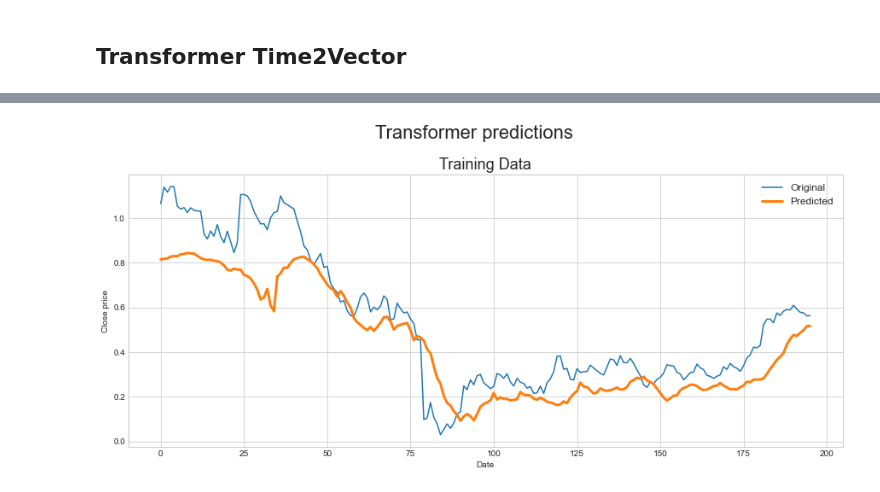
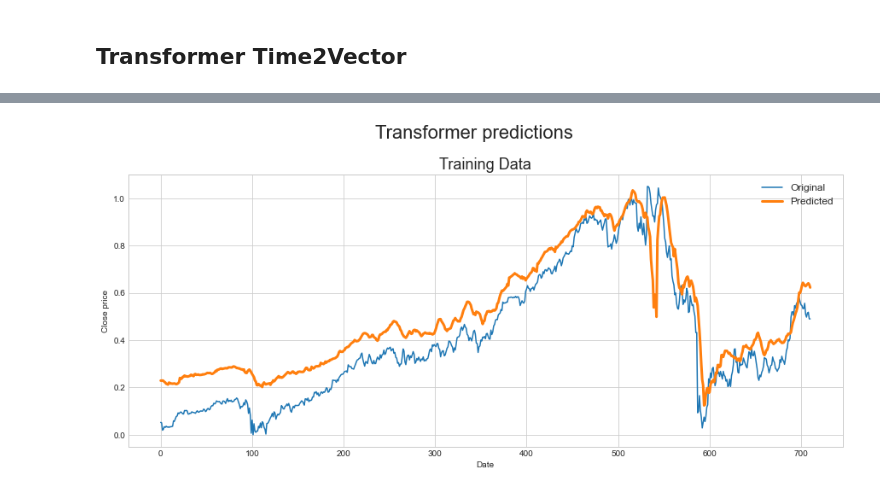
Before and after one commit to nick0lay/nd189-ml-capstone-project, a Jupyter notebook: solution-transformer-encoder-only.ipynb, the cells around one changed output, grey strips where cells are left out. Saved outputs shown, nothing was run; the diff lists cells and outputs as text; code cells hidden in the pictures.

```diff
--- a/solution-transformer-encoder-only.ipynb
+++ b/solution-transformer-encoder-only.ipynb
@@ -723,5 +795,5 @@ Test loss: 0.053172
 # %%
-original, predictions = predict(model, [valid_loader, test_loader])
+original, predictions = predict(model, [train_loader, valid_loader, test_loader])
 draw_prediction(original, predictions)
 # %% [output]
-[figure, old version]
+[figure, new version]
```
Also changed, not shown: parts of 26 cells of this notebook, 10 other files.
